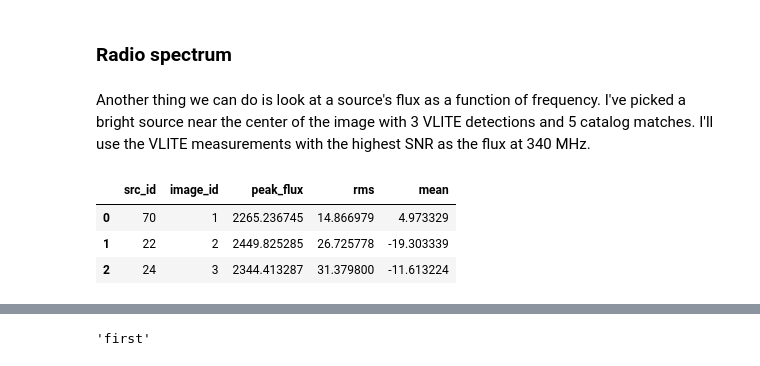
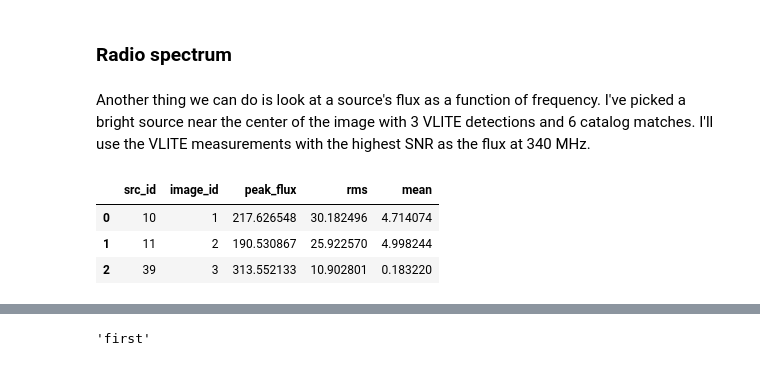
Before and after one commit to epolisensky/VLITE, a Jupyter notebook: p3/VLITE-P3_Walkthrough.ipynb, the cells around one changed output, grey strips where cells are left out. Cells and saved outputs as stored; diff of their text form; code cells hidden in the pictures.

```diff
--- a/p3/VLITE-P3 Walkthrough.ipynb
+++ b/p3/VLITE-P3_Walkthrough.ipynb
@@ -1217,20 +1185,20 @@ plt.ylim(lcdf['corr_peak_flux'].min()-5, lcdf['corr_peak_flux'].max()+5)
 # %% [markdown]
 ### Radio spectrum
 # %% [markdown]
-Another thing we can do is look at a source's flux as a function of frequency. I've picked a bright source near the center of the image with 3 VLITE detections and 5 catalog matches. I'll use the VLITE measurements with the highest SNR as the flux at 340 MHz.
+Another thing we can do is look at a source's flux as a function of frequency. I've picked a bright source near the center of the image with 3 VLITE detections and 6 catalog matches. I'll use the VLITE measurements with the highest SNR as the flux at 340 MHz.
 # %%
 cur.execute('''SELECT a.src_id, a.image_id, a.peak_flux, b.rms, b.mean
         FROM detected_source AS a, detected_island AS b
-        WHERE a.assoc_id = 71 AND (a.isl_id, a.image_id) = (b.isl_id, b.image_id)''')
+        WHERE a.assoc_id = 11 AND (a.isl_id, a.image_id) = (b.isl_id, b.image_id)''')
 snr_rows = cur.fetchall()
 snr_cols = [desc[0] for desc in cur.description]
 snrdf = pd.DataFrame(snr_rows, columns=snr_cols)
 snrdf
 # %% [output]
 |  | src_id | image_id | peak_flux | rms | mean |
-| 0 | 70 | 1 | 2265.236745 | 14.866979 | 4.973329 |
-| 1 | 22 | 2 | 2449.825285 | 26.725778 | -19.303339 |
-| 2 | 24 | 3 | 2344.413287 | 31.379800 | -11.613224 |
+| 0 | 10 | 1 | 217.626548 | 30.182496 | 4.714074 |
+| 1 | 11 | 2 | 190.530867 | 25.922570 | 4.998244 |
+| 2 | 39 | 3 | 313.552133 | 10.902801 | 0.183220 |
 # %%
 snrdf['snr'] = (snrdf['peak_flux'] - snrdf['mean']) / snrdf['rms']
 # %%
```
Also changed, not shown: parts of 129 cells of this notebook, 16 other files.
